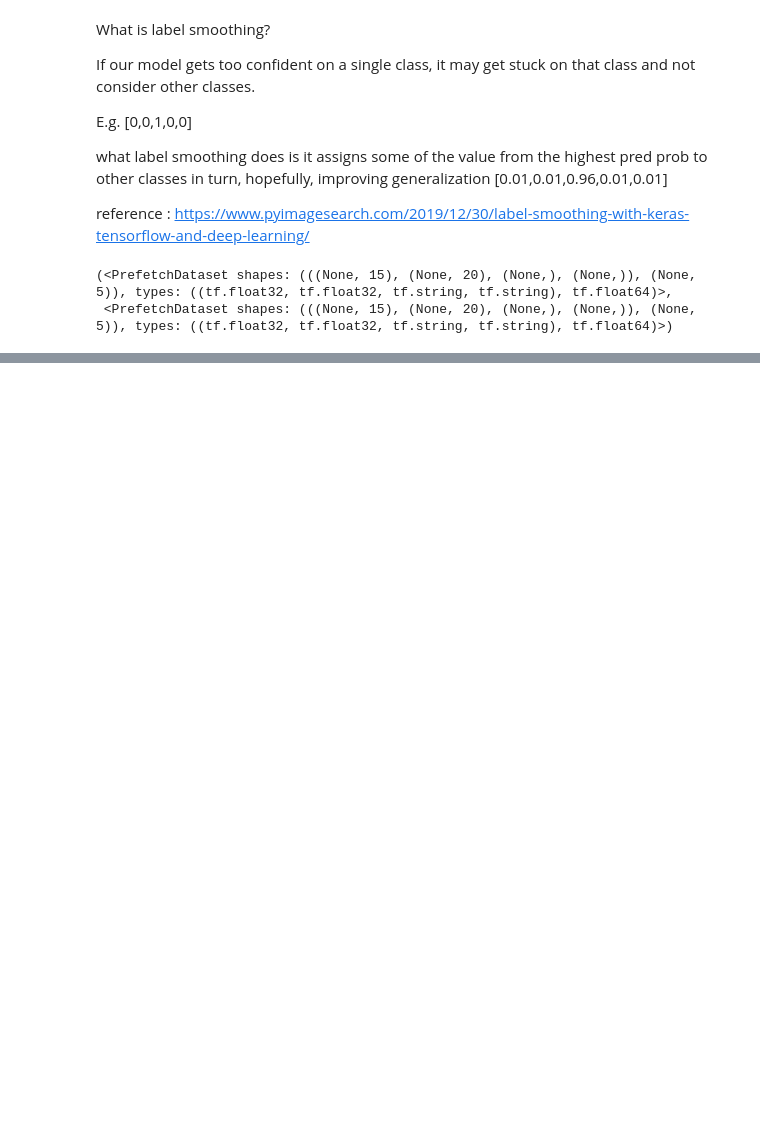
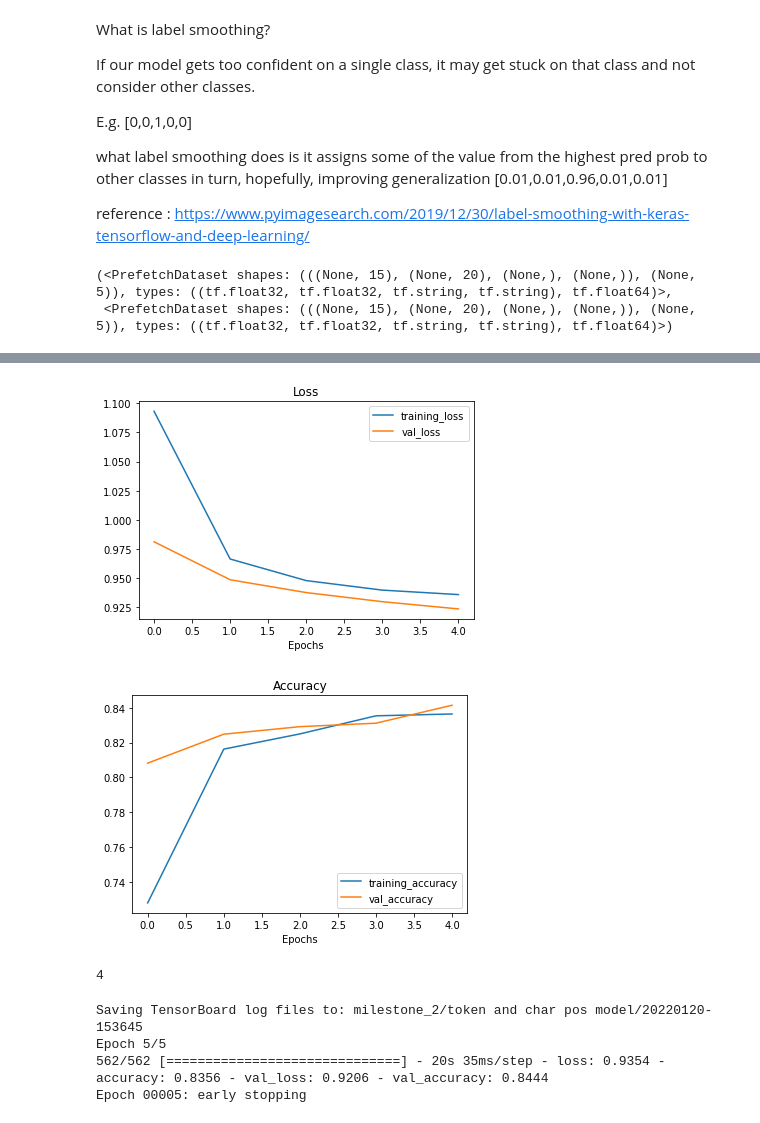
Before and after one commit to ngcheeyuan/Classification_projects, a Jupyter notebook: 09_skimlit_milestone_project_2.ipynb, the cells around one changed output, grey strips where cells are left out. Cells and saved outputs as stored; diff of their text form; code cells hidden in the pictures; blank space fills up the shorter version.

```diff
--- a/09_skimlit_milestone_project_2.ipynb
+++ b/09_skimlit_milestone_project_2.ipynb
@@ -1154,8 +1168,8 @@ train_char_token_pos_dataset, test_char_token_pos_dataset
 model_5_history = model_5.fit(train_char_token_pos_dataset,
                               steps_per_epoch = int(0.1*len(train_char_token_pos_dataset)),
                               epochs = 5,
-                              validation_data = test_char_token_pos_dataset,
-                              validation_steps = int(0.1*len(test_char_token_pos_dataset)),
+                              validation_data = val_char_token_pos_dataset,
+                              validation_steps = int(0.1*len(val_char_token_pos_dataset)),
                               callbacks = [create_tensorboard_callback(dir_name = dir_name,
                                                                        experiment_name = 'token and char pos model')])
 # %% [output]
@@ -1183,0 +1198,24 @@ model_5_results
+# %%
+plot_loss_curves(model_5_history)
+# %% [output]
+[figure, added]
+[figure, added]
+# %%
+model_5_history.epoch[-1]
+# %% [output]
+4
+# %%
+model_5_history_2 = model_5.fit(train_char_token_pos_dataset,
+                                steps_per_epoch = int(0.1*len(train_char_token_pos_dataset)),
+                                epochs = 5,
+                                initial_epoch = model_5_history.epoch[-1],
+                                validation_data = val_char_token_pos_dataset,
+                                validation_steps = int(0.1*len(val_char_token_pos_dataset)),
+                                callbacks = [create_tensorboard_callback(dir_name = dir_name,
+                                                                        experiment_name = 'token and char pos model'),
+                                             earlystopping])
+# %% [output]
+Saving TensorBoard log files to: milestone_2/token and char pos model/20220120-153645
+Epoch 5/5
+562/562 [==============================] - 20s 35ms/step - loss: 0.9354 - accuracy: 0.8356 - val_loss: 0.9206 - val_accuracy: 0.8444
+Epoch 00005: early stopping
```
Also changed, not shown: parts of 48 cells of this notebook.
